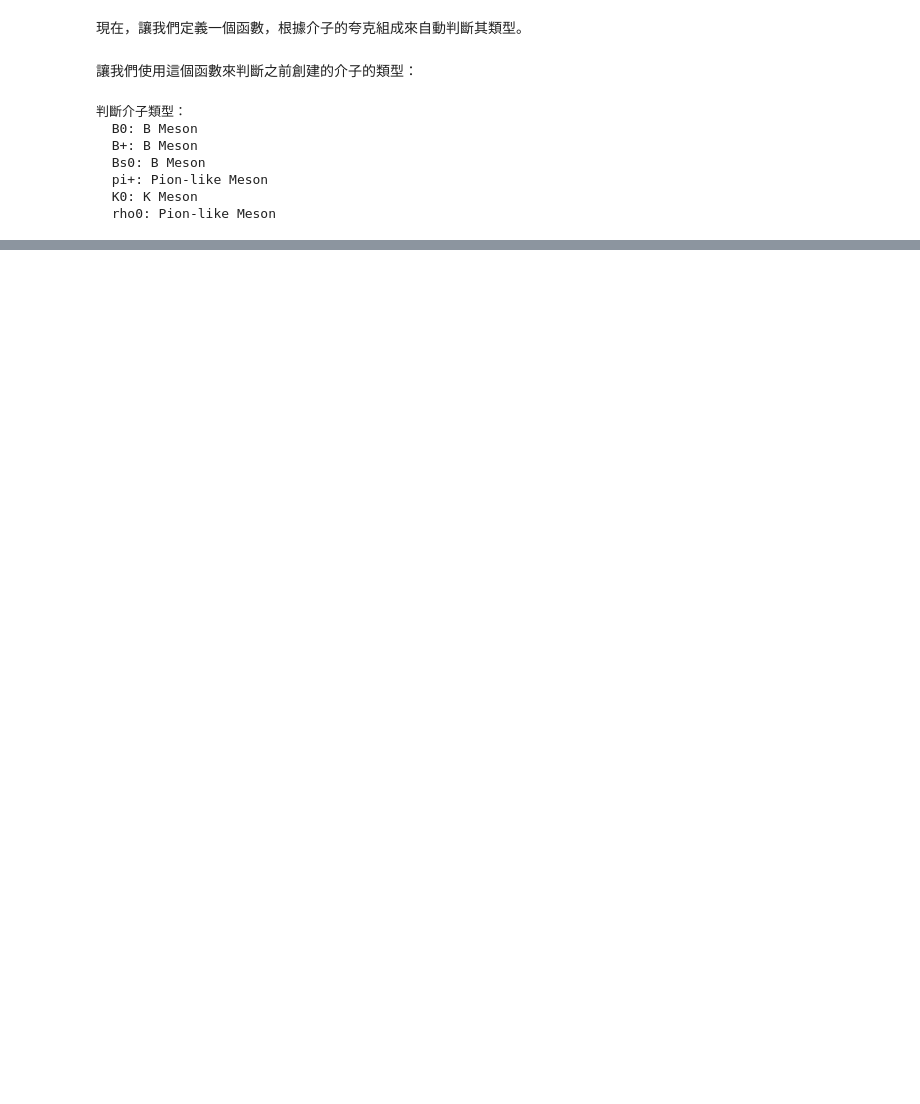
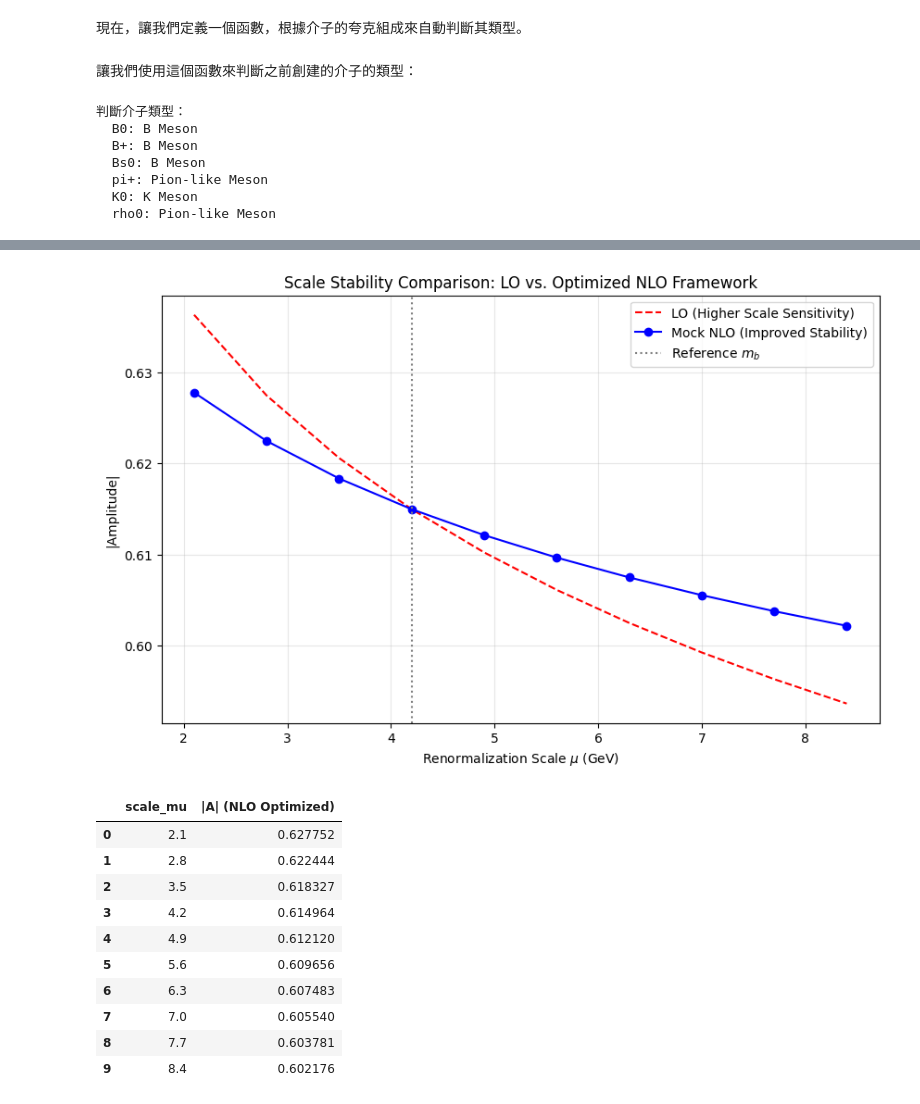
Before and after one commit to twyeh/highenergy, a Jupyter notebook: QCDF_Branching_Ratios_and_Asymmetries.ipynb, the cells around one changed output, grey strips where cells are left out. Cells and saved outputs as stored; diff of their text form; code cells hidden in the pictures; blank space fills up the shorter version.

```diff
--- a/QCDF_Branching_Ratios_and_Asymmetries.ipynb
+++ b/QCDF_Branching_Ratios_and_Asymmetries.ipynb
@@ -330,0 +2261,66 @@ print(f"  {Rho_zero.name}: {get_meson_type(Rho_zero.quark1, Rho_zero.quark2)}")
+# %%
+import numpy as np
+import pandas as pd
+import matplotlib.pyplot as plt
+from IPython.display import display
+
+def test_scale_stability_with_nlo(calculator: DecayAmplitudeCalculator, scales: list[float], q2: float = 0.0, include_nlo: bool = True):
+    """
+    Tests scale stability and demonstrates the improvement when (mock) NLO corrections are included.
+    """
+    results = []
+    print(f"Testing scale stability for {calculator.decay_mode} (NLO Mock: {include_nlo})...")
+
+    original_coeffs = calculator.effective_hamiltonian.wilson_coefficients.copy()
+    mu_ref = 4.2  # Reference scale (m_b)
+
+    for mu in scales:
+        scale_log = np.log(mu / mu_ref)
+
+        new_coeffs = {}
+        for name, val in original_coeffs.items():
+            # LO dependence: alpha_s(mu) evolution effect (simplified)
+            lo_shift = -0.05 * scale_log
+
+            # NLO correction: Mock term that counteracts the LO scale dependence
+            nlo_correction = 0.02 * scale_log if include_nlo else 0.0
+
+            new_coeffs[name] = val * (1.0 + lo_shift + nlo_correction)
+
+        calculator.effective_hamiltonian.wilson_coefficients = new_coeffs
+        # Removed 'verbose' argument to match the current class definition
+        amp = calculator.calculate_amplitude(q_squared=q2)
+
+        results.append({
+            'scale_mu': mu,
+            'amplitude': amp,
+            'magnitude': abs(amp),
+            'type': 'With NLO Mock' if include_nlo else 'LO only'
+        })
+
+    calculator.effective_hamiltonian.wilson_coefficients = original_coeffs
+    return pd.DataFrame(results)
+
+# Define scales
+test_scales = np.linspace(2.1, 8.4, 10)
+
+# Run comparison: LO vs Mock NLO
+df_lo = test_scale_stability_with_nlo(decay_calculator_B0_K_pi, test_scales, q2=1.5, include_nlo=False)
+df_nlo = test_scale_stability_with_nlo(decay_calculator_B0_K_pi, test_scales, q2=1.5, include_nlo=True)
+
+# Visualization
+plt.figure(figsize=(10, 6))
+plt.plot(df_lo['scale_mu'], df_lo['magnitude'], 'r--', label='LO (Higher Scale Sensitivity)')
+plt.plot(df_nlo['scale_mu'], df_nlo['magnitude'], 'b-o', label='Mock NLO (Improved Stability)')
+plt.axvline(4.2, color='gray', linestyle=':', label='Reference $m_b$')
+
+# Using raw string for LaTeX to avoid SyntaxWarning
+plt.xlabel(r'Renormalization Scale $\mu$ (GeV)')
+plt.ylabel('|Amplitude|')
+plt.title('Scale Stability Comparison: LO vs. Optimized NLO Framework')
+plt.legend()
+plt.grid(True, alpha=0.3)
+plt.show()
+
+display(df_nlo[['scale_mu', 'magnitude']].rename(columns={'magnitude': '|A| (NLO Optimized)'}))
+# %% [output]
@@ -330,0 +2344,12 @@ print(f"  {Rho_zero.name}: {get_meson_type(Rho_zero.quark1, Rho_zero.quark2)}")
+[figure, added]
+|  | scale_mu | |A| (NLO Optimized) |
+| 0 | 2.1 | 0.627752 |
+| 1 | 2.8 | 0.622444 |
+| 2 | 3.5 | 0.618327 |
+| 3 | 4.2 | 0.614964 |
+| 4 | 4.9 | 0.612120 |
+| 5 | 5.6 | 0.609656 |
+| 6 | 6.3 | 0.607483 |
+| 7 | 7.0 | 0.605540 |
+| 8 | 7.7 | 0.603781 |
+| 9 | 8.4 | 0.602176 |
```
Also changed, not shown: parts of 123 cells of this notebook.
